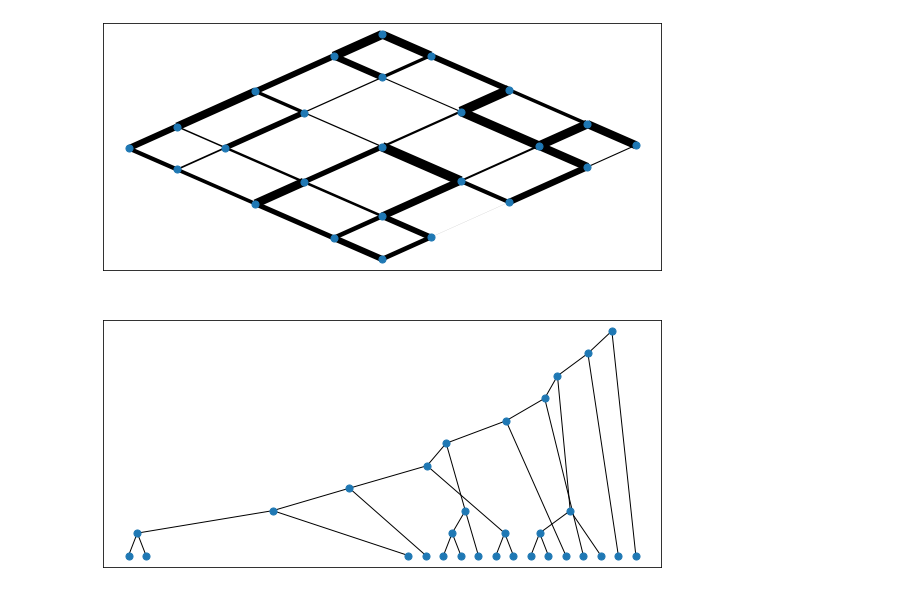
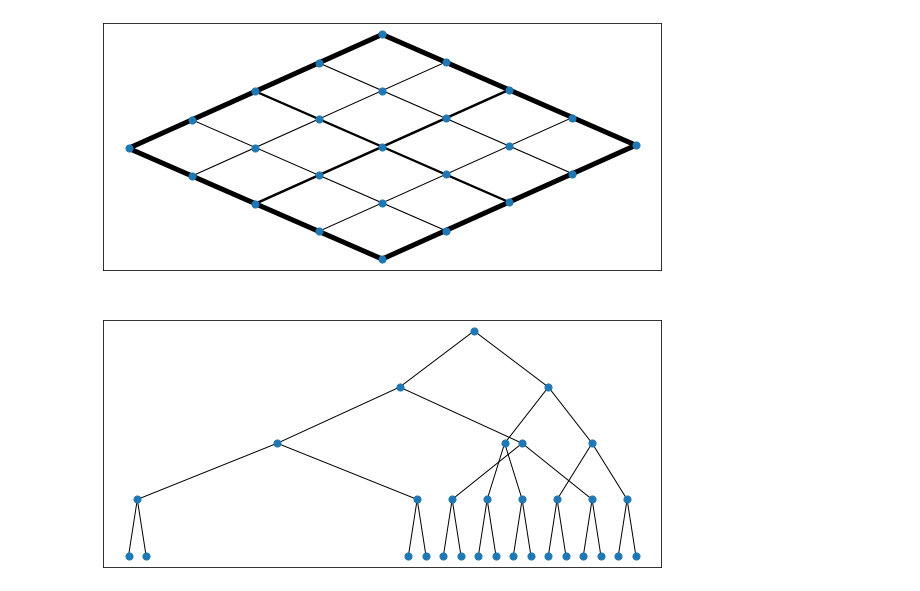
Before and after one commit to felixk1990/cycle-coalescence-algorithm, a Jupyter notebook: cycle_coalescence_plot.ipynb, the cells around one changed output. Saved outputs shown, nothing was run; the diff lists cells and outputs as text; code cells hidden in the pictures.

```diff
--- a/cycle_coalescence_plot.ipynb
+++ b/cycle_coalescence_plot.ipynb
@@ -5,20 +1,22 @@ import matplotlib.pyplot as plt
 # %%
+import analyze_graph as ag
+import networkx as nx
+import matplotlib.pyplot as plt
+
 # generate a dummy graph for testing
 # put an edge weight distribution on the system, available are random/gradient/bigradient/nested_square
 G=nx.grid_graph((5,5,1))
-G=ag.generate_pattern(G,'random')
+G=ag.generate_pattern(G,'nested_square')
 
 fig,axs=plt.subplots(2,1,figsize=(10,10))
 weights=[G.edges[e]['weight'] for e in G.edges()]
 pos=nx.get_node_attributes(G,'pos')
 nx.draw_networkx(G,pos=pos,width=weights,with_labels=False,node_size=50, ax=axs[0] )
-# merge all shortest cycles and calc the merging tree's asymmetry
-#asymmetry=ag.calc_cycle_asymmetry(G)
-#print(asymmetry)
 
+# merge all shortest cycles and create merging tree
 minimum_basis=ag.construct_minimum_basis(G)
 cycle_tree=ag.calc_cycle_coalescence(G,minimum_basis)
 pos=nx.get_node_attributes(cycle_tree,'pos')
 nx.draw_networkx(cycle_tree,pos=pos,with_labels=False,node_size=50, ax=axs[1])
 # %% [output]
-[figure, old version]
+[figure, new version]
```
Also changed, not shown: parts of 1 cell of this notebook, 3 other files.
